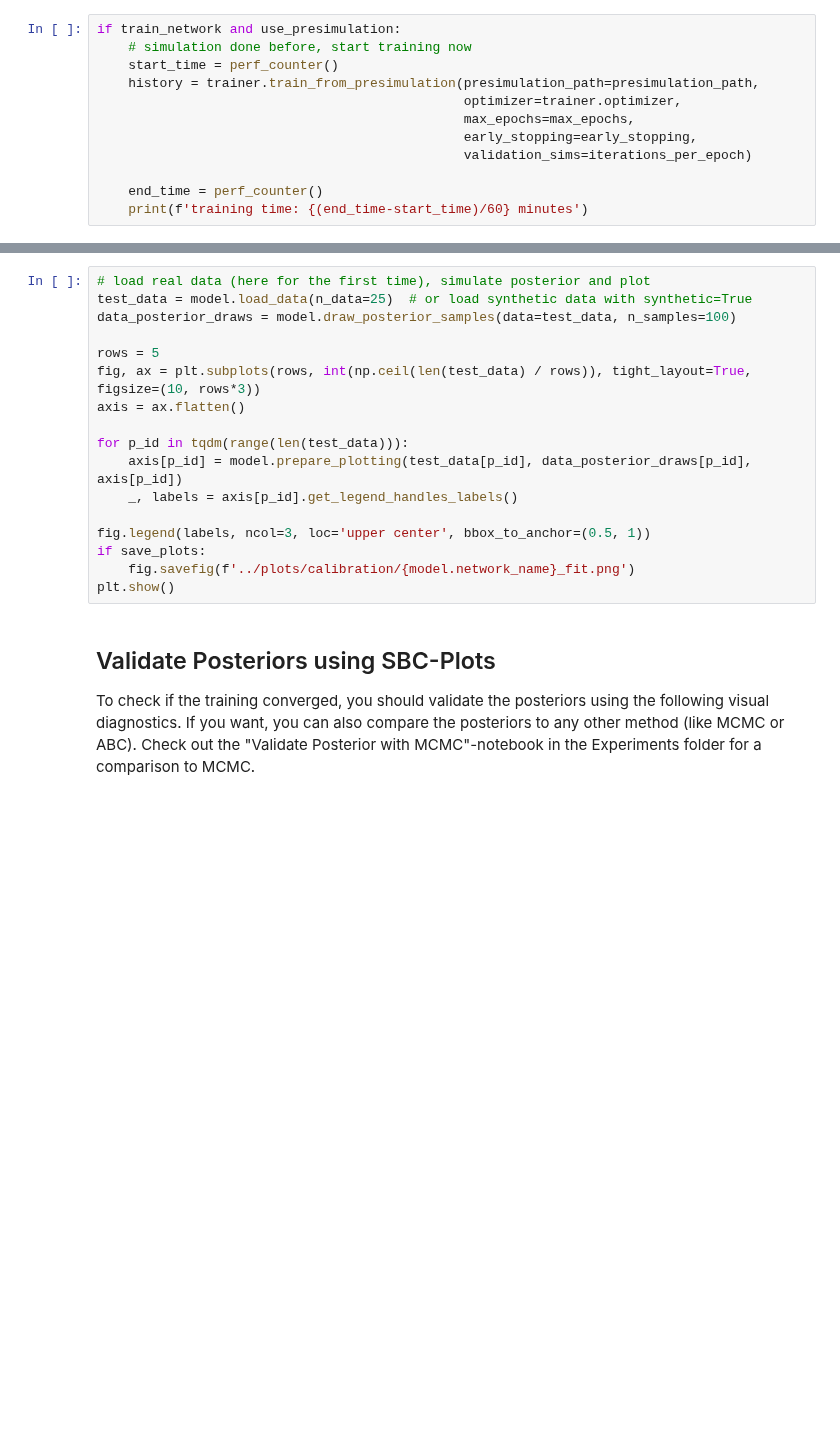
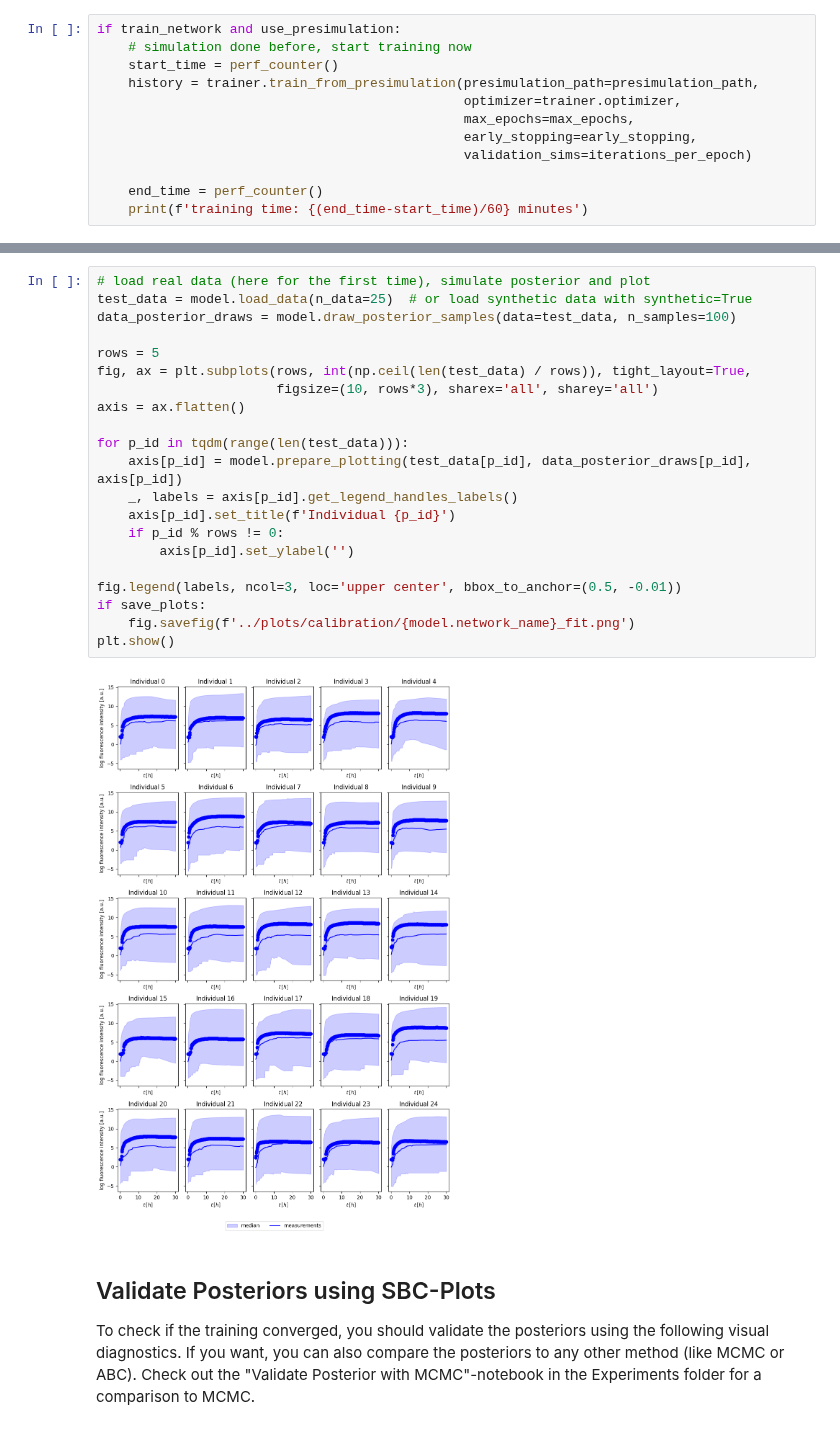
Before and after one commit to arrjon/Amortized-NLME-Models, a Jupyter notebook: Examples/Amortized NLME Simulation & Training.ipynb, the cells around one changed output, grey strips where cells are left out. Drawn from its saved outputs; the diff is of its cells as text; blank space fills up the shorter version.

```diff
--- a/Examples/Amortized NLME Simulation & Training.ipynb
+++ b/Examples/Amortized NLME Simulation & Training.ipynb
@@ -207,20 +219,26 @@ if save_plots:
 # %%
 # load real data (here for the first time), simulate posterior and plot
 test_data = model.load_data(n_data=25)  # or load synthetic data with synthetic=True
 data_posterior_draws = model.draw_posterior_samples(data=test_data, n_samples=100)
 
 rows = 5
-fig, ax = plt.subplots(rows, int(np.ceil(len(test_data) / rows)), tight_layout=True, figsize=(10, rows*3))
+fig, ax = plt.subplots(rows, int(np.ceil(len(test_data) / rows)), tight_layout=True,
+                       figsize=(10, rows*3), sharex='all', sharey='all')
 axis = ax.flatten()
 
 for p_id in tqdm(range(len(test_data))):
     axis[p_id] = model.prepare_plotting(test_data[p_id], data_posterior_draws[p_id], axis[p_id])
     _, labels = axis[p_id].get_legend_handles_labels()
+    axis[p_id].set_title(f'Individual {p_id}')
+    if p_id % rows != 0:
+        axis[p_id].set_ylabel('')
 
-fig.legend(labels, ncol=3, loc='upper center', bbox_to_anchor=(0.5, 1))
+fig.legend(labels, ncol=3, loc='upper center', bbox_to_anchor=(0.5, -0.01))
 if save_plots:
     fig.savefig(f'../plots/calibration/{model.network_name}_fit.png')
 plt.show()
+# %% [output]
+[figure, added]
 # %% [markdown]
 ## Validate Posteriors using SBC-Plots
 
```
Also changed, not shown: parts of 4 cells of this notebook, 1 other file.
